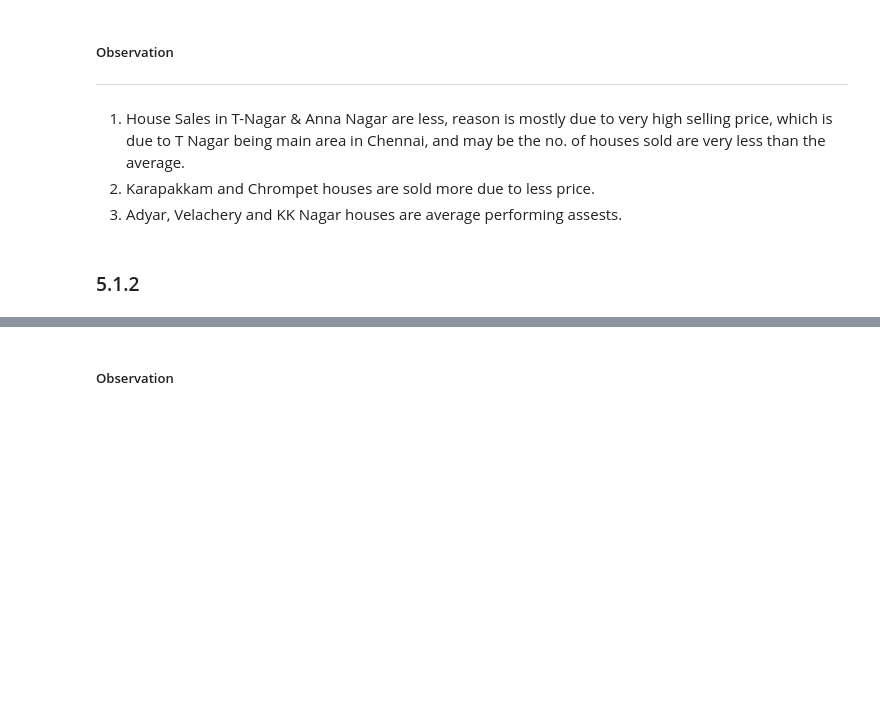
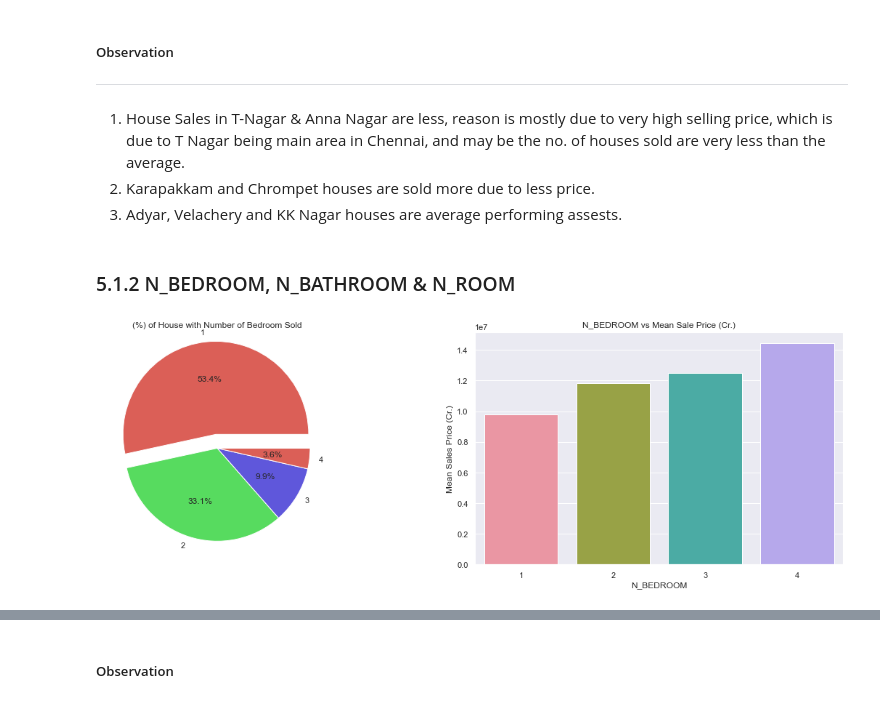
Before and after one commit to Jeyramana/House_Price_Predict, a Jupyter notebook: House_Price_Predict.ipynb, the cells around one changed output, grey strips where cells are left out. Cells and saved outputs as stored; diff of their text form; code cells hidden in the pictures; blank space fills up the shorter version.

```diff
--- a/House_Price_Predict.ipynb
+++ b/House_Price_Predict.ipynb
@@ -701,4 +711,21 @@ Text(0.5, 0, 'Areas')
 2. Karapakkam and Chrompet houses are sold more due to less price.
 3. Adyar, Velachery and KK Nagar houses are average performing assests.
 # %% [markdown]
-### 5.1.2
+### 5.1.2  N_BEDROOM, N_BATHROOM & N_ROOM
+# %%
+plt.figure(figsize=(20, 20))
+plt.subplot(321)
+e = (0.15, 0, 0, 0)
+plt.pie(df.N_BEDROOM.value_counts(), labels=df.N_BEDROOM.value_counts().index, autopct='%1.1f%%', explode=e)
+plt.title('(%) of House with Number of Bedroom Sold')
+
+plt.subplot(322)
+NBED_SaleP = df.groupby('N_BEDROOM')['SALES_PRICE'].aggregate(np.mean).reset_index().sort_values('SALES_PRICE')
+sns.barplot(y = NBED_SaleP['SALES_PRICE'], x = NBED_SaleP['N_BEDROOM'])
+plt.ylabel('Mean Sales Price (Cr.)')
+plt.xlabel('N_BEDROOM')
+plt.title('N_BEDROOM vs Mean Sale Price (Cr.)')
+
+plt.show()
+# %% [output]
+[figure, added]
```
Also changed, not shown: parts of 48 cells of this notebook.
